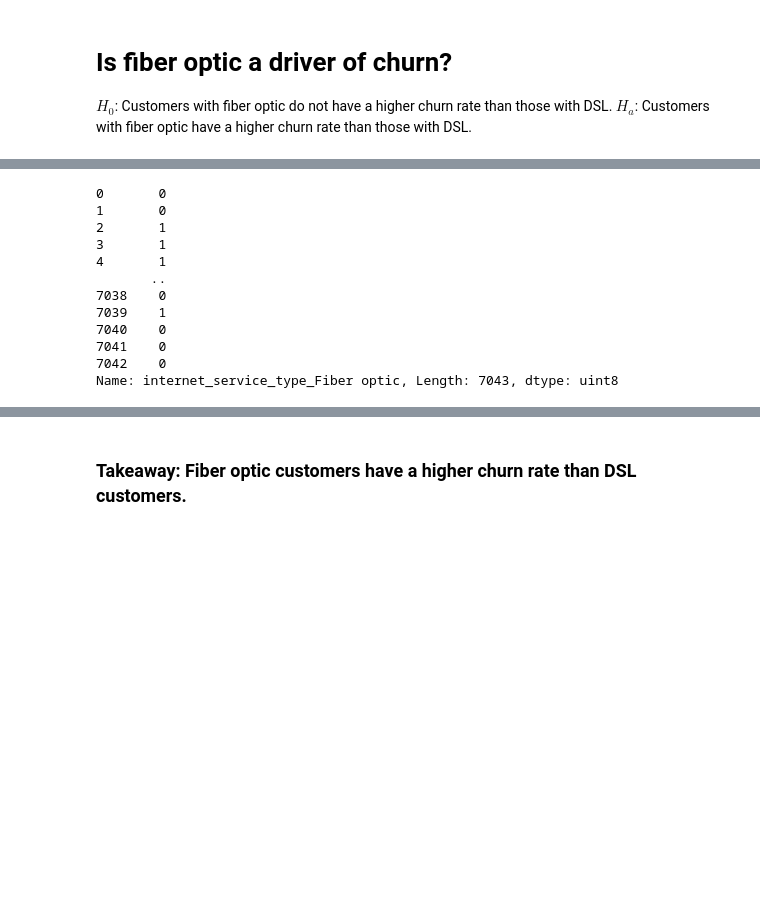
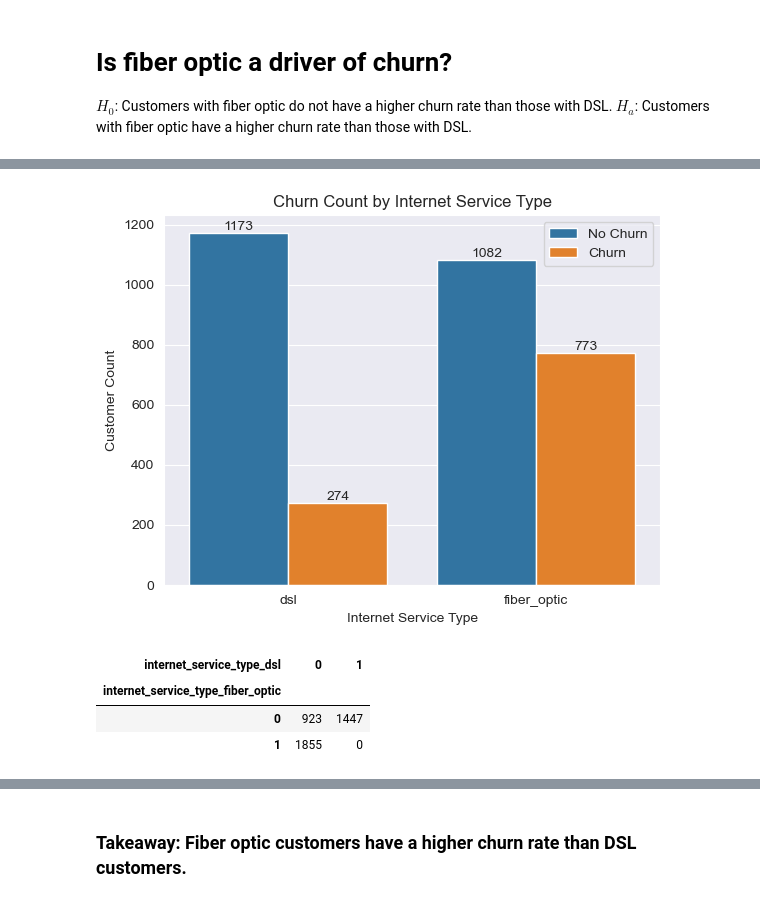
Before and after one commit to Nathanieldewald/telco_project, a Jupyter notebook: explore.ipynb, the cells around one changed output, grey strips where cells are left out. Drawn from its saved outputs; the diff is of its cells as text; code cells hidden in the pictures; blank space fills up the shorter version.

```diff
--- a/explore.ipynb
+++ b/explore.ipynb
@@ -43,34 +42,32 @@ KeyError: 'internet_service_type_DSL'
-# %%
-fiber_vs_dsl
-# %% [output]
-0       0
-1       0
-2       1
-3       1
-4       1
-       ..
-7038    0
-7039    1
-7040    0
-7041    0
-7042    0
-Name: internet_service_type_Fiber optic, Length: 7043, dtype: uint8
+# %%
+# create a new column fiber_dsl that indicates whether or not the customer has fiber optic or dsl
+fiber_vs_dsl = pd.concat([train.internet_service_type_fiber_optic, train.internet_service_type_dsl, train.churn], axis=1)
+fiber_vs_dsl['fiber_dsl'] = np.where(fiber_vs_dsl['internet_service_type_fiber_optic'] == 1, 'fiber_optic',
+                                     np.where(fiber_vs_dsl['internet_service_type_dsl'] == 1, 'dsl', 'neither'))
 # %%
-#create function for wrangle.py
-def plot_churn_rate_by_internet_service_type(df):
-    fiber_vs_dsl = df[df.internet_service_type != 'None']
-    sns.barplot(x='internet_service_type', y='churn', data=fiber_vs_dsl)
-    # Label the plot
-    plt.title('Churn Rate by Internet Service Type')
-    plt.xlabel('Internet Service Type')
-    plt.ylabel('Churn Rate')
-    plt.show()
+# plot the churn rate for each internet service type vs not churning
+ax = sns.countplot(x='fiber_dsl', hue='churn', data=fiber_vs_dsl, order=['dsl', 'fiber_optic'])
+for container in ax.containers:
+    ax.bar_label(container)
+# Label the plot
+plt.title('Churn Count by Internet Service Type')
+plt.xlabel('Internet Service Type')
+plt.ylabel('Customer Count')
+plt.legend(['No Churn', 'Churn'])
+plt.show()
+# %% [output]
+[figure, added]
 # %%
 # statistical test
 # chi2 test to compare the proportions of two groups
-from scipy import stats
-observed = pd.crosstab(fiber_vs_dsl.churn, fiber_vs_dsl.internet_service_type)
+observed = pd.crosstab(train.internet_service_type_fiber_optic, train.internet_service_type_dsl)
+
 observed
+# %% [output]
+| internet_service_type_dsl | 0 | 1 |
+| internet_service_type_fiber_optic |  |  |
+| 0 | 923 | 1447 |
+| 1 | 1855 | 0 |
 # %%
 chi2, p, degf, expected = stats.chi2_contingency(observed)
 chi2, p, degf, expected
```
Also changed, not shown: parts of 29 cells of this notebook, 8 other files.
